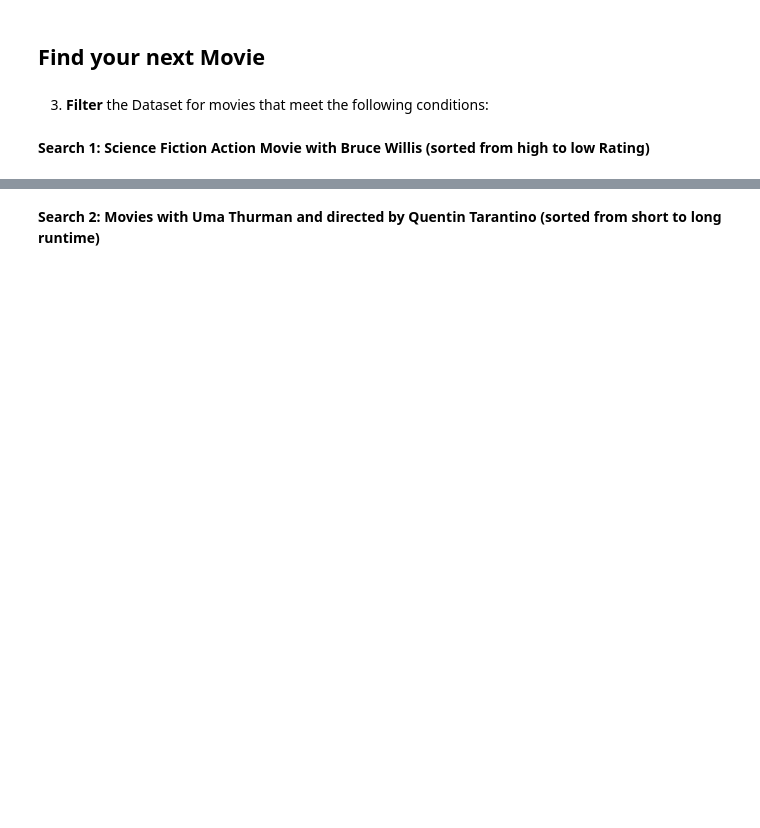
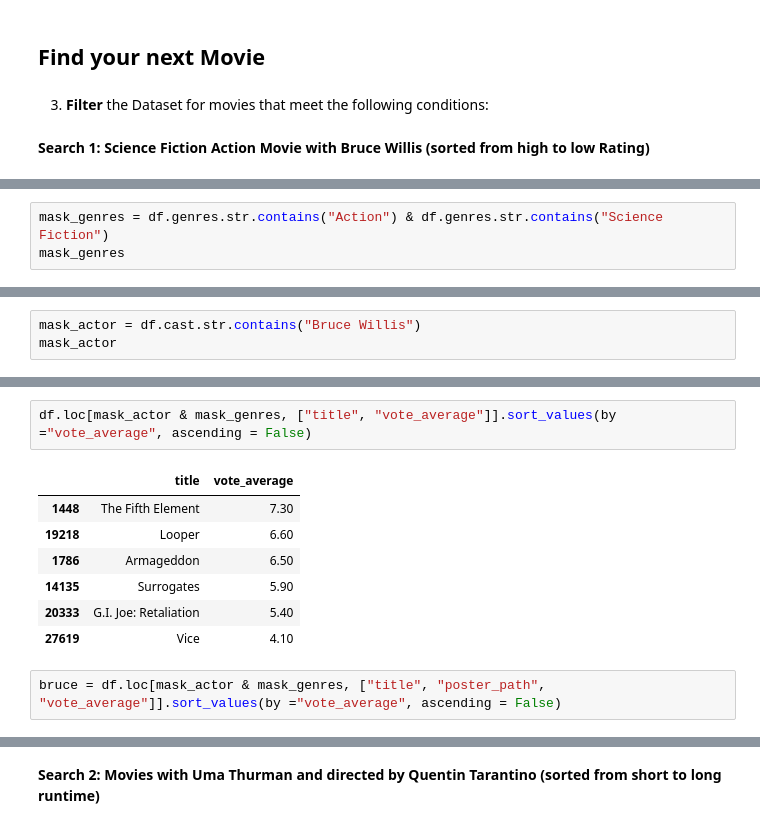
Before and after one commit to Jamal811/Data-Science, a Jupyter notebook: Data-Scince-Projectbase/1-Project 1 Explanatory Data Analysis & Data Presentation Movies Dataset/Project_01_Materials/Project_01_ProjectBrief_blank.ipynb, the cells around one changed output, grey strips where cells are left out. Saved outputs shown, nothing was run; the diff lists cells and outputs as text; blank space fills up the shorter version.

```diff
--- a/Data-Scince-Projectbase/1-Project 1 Explanatory Data Analysis & Data Presentation Movies Dataset/Project_01_Materials/Project_01_ProjectBrief_blank.ipynb
+++ b/Data-Scince-Projectbase/1-Project 1 Explanatory Data Analysis & Data Presentation Movies Dataset/Project_01_Materials/Project_01_ProjectBrief_blank.ipynb
@@ -442,0 +447,3 @@ __Search 1: Science Fiction Action Movie with Bruce Willis (sorted from high to
+# %%
+mask_genres = df.genres.str.contains("Action") & df.genres.str.contains("Science Fiction")
+mask_genres
@@ -442,0 +467,3 @@ __Search 1: Science Fiction Action Movie with Bruce Willis (sorted from high to
+# %%
+mask_actor = df.cast.str.contains("Bruce Willis")
+mask_actor
@@ -442,0 +483,12 @@ __Search 1: Science Fiction Action Movie with Bruce Willis (sorted from high to
+# %%
+df.loc[mask_actor & mask_genres, ["title", "vote_average"]].sort_values(by ="vote_average", ascending = False)
+# %% [output]
+|  | title | vote_average |
+| 1448 | The Fifth Element | 7.30 |
+| 19218 | Looper | 6.60 |
+| 1786 | Armageddon | 6.50 |
+| 14135 | Surrogates | 5.90 |
+| 20333 | G.I. Joe: Retaliation | 5.40 |
+| 27619 | Vice | 4.10 |
+# %%
+bruce = df.loc[mask_actor & mask_genres, ["title", "poster_path", "vote_average"]].sort_values(by ="vote_average", ascending = False)
```
Also changed, not shown: parts of 23 cells of this notebook.
